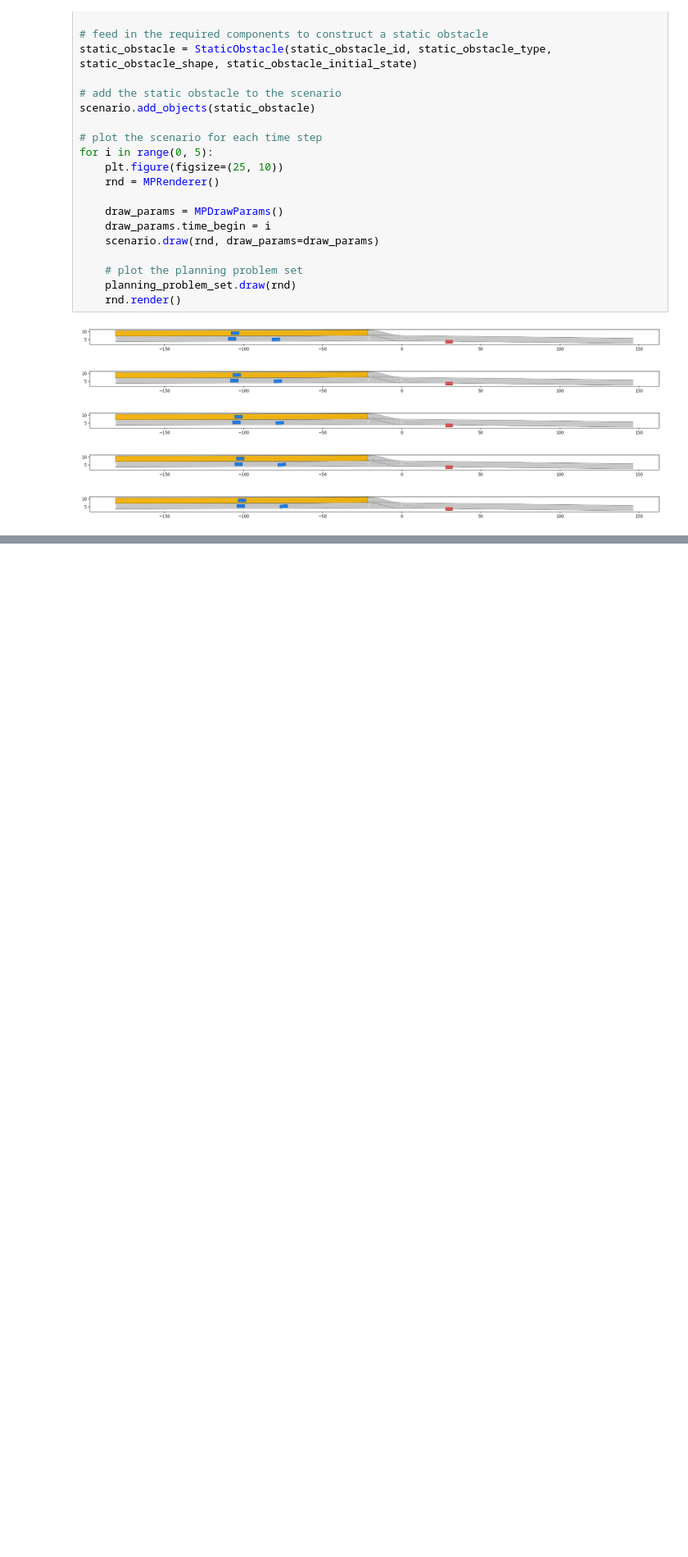
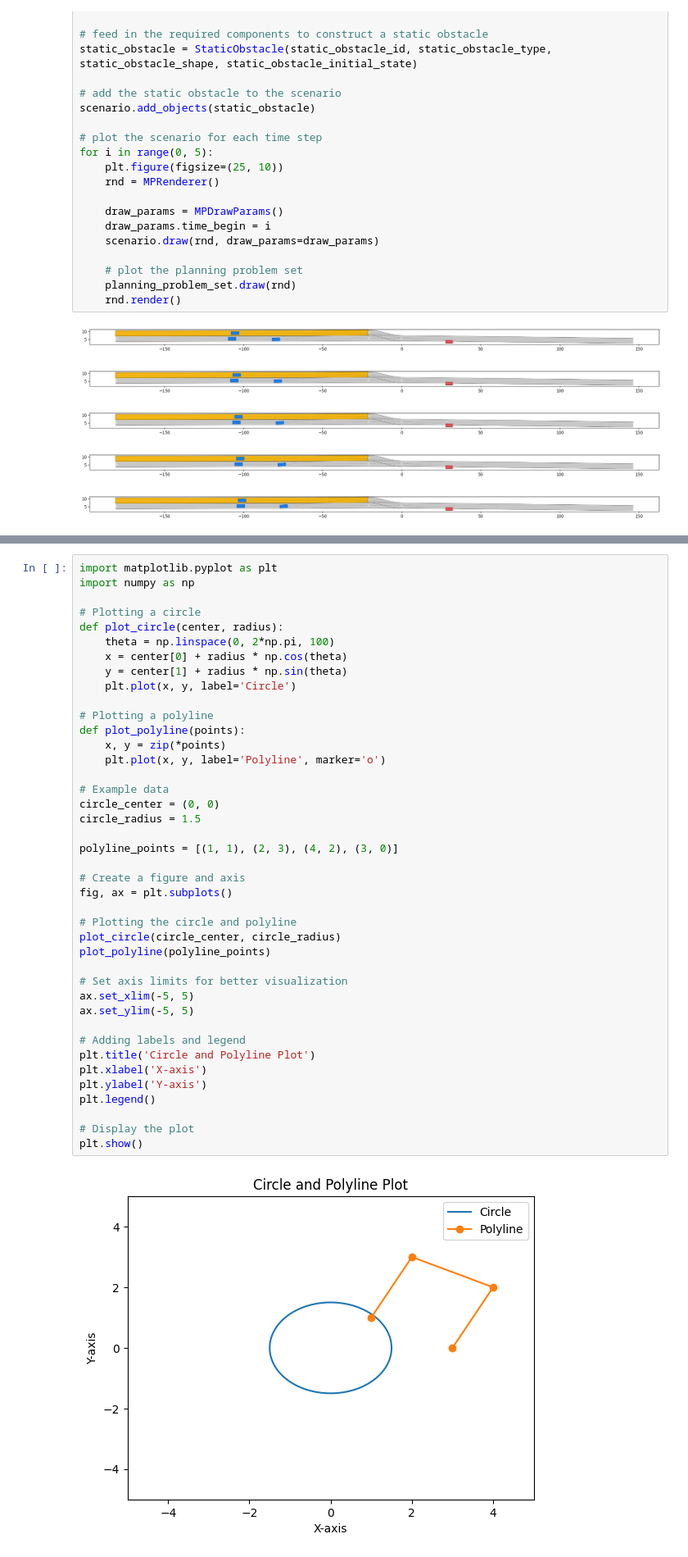
Before and after one commit to lyhlbyl/tas-art, a Jupyter notebook: scenario/analysis.ipynb, the cells around one changed output, grey strips where cells are left out. Shown at 82% size. Cells and saved outputs as stored; diff of their text form; blank space fills up the shorter version.

```diff
--- a/scenario/analysis.ipynb
+++ b/scenario/analysis.ipynb
@@ -87,0 +243,43 @@ for i in range(0, 5):
+# %%
+import matplotlib.pyplot as plt
+import numpy as np
+
+# Plotting a circle
+def plot_circle(center, radius):
+    theta = np.linspace(0, 2*np.pi, 100)
+    x = center[0] + radius * np.cos(theta)
+    y = center[1] + radius * np.sin(theta)
+    plt.plot(x, y, label='Circle')
+
+# Plotting a polyline
+def plot_polyline(points):
+    x, y = zip(*points)
+    plt.plot(x, y, label='Polyline', marker='o')
+
+# Example data
+circle_center = (0, 0)
+circle_radius = 1.5
+
+polyline_points = [(1, 1), (2, 3), (4, 2), (3, 0)]
+
+# Create a figure and axis
+fig, ax = plt.subplots()
+
+# Plotting the circle and polyline
+plot_circle(circle_center, circle_radius)
+plot_polyline(polyline_points)
+
+# Set axis limits for better visualization
+ax.set_xlim(-5, 5)
+ax.set_ylim(-5, 5)
+
+# Adding labels and legend
+plt.title('Circle and Polyline Plot')
+plt.xlabel('X-axis')
+plt.ylabel('Y-axis')
+plt.legend()
+
+# Display the plot
+plt.show()
+# %% [output]
+[figure, added]
```
Also changed, not shown: parts of 7 cells of this notebook, 2 other files.
